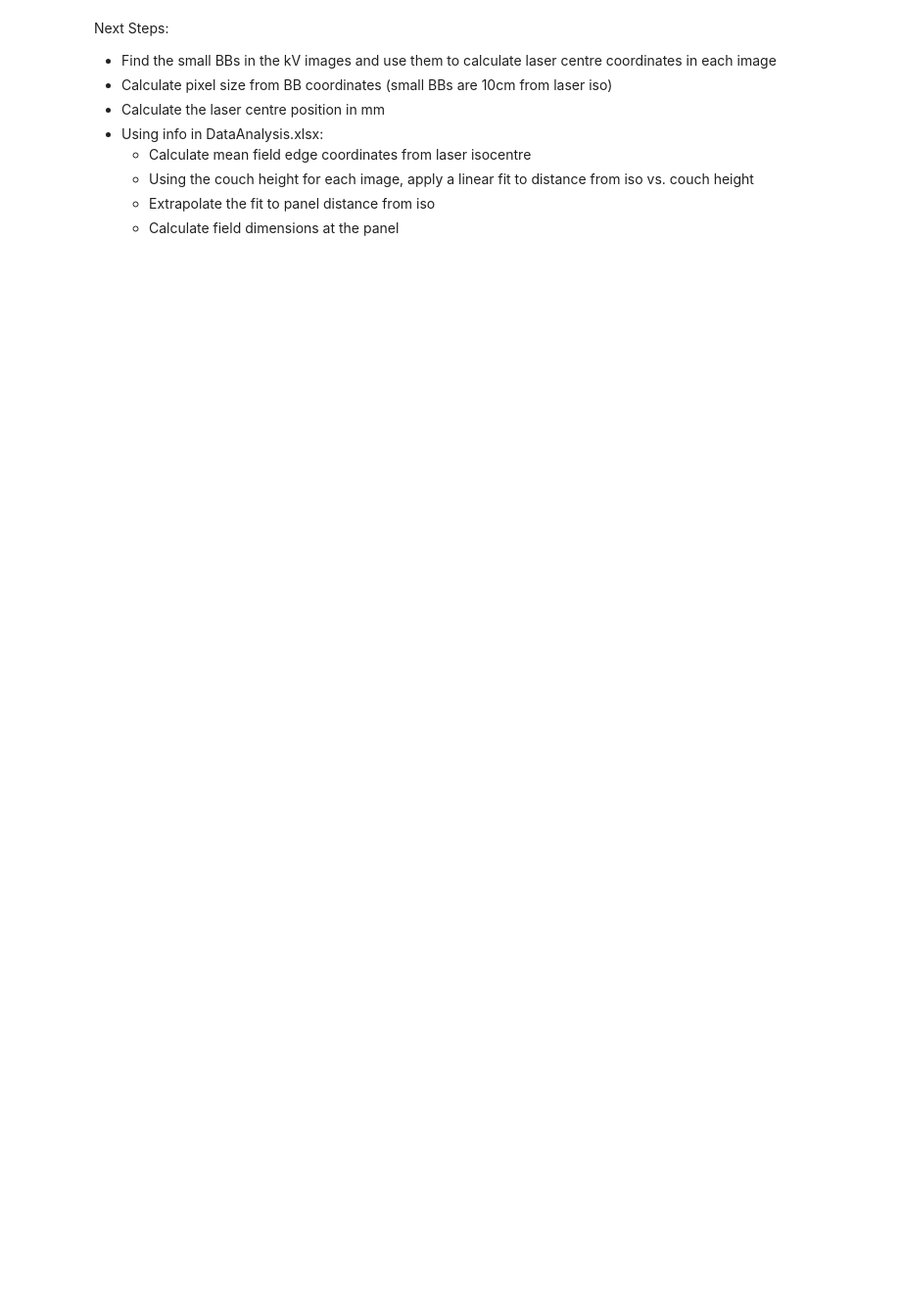
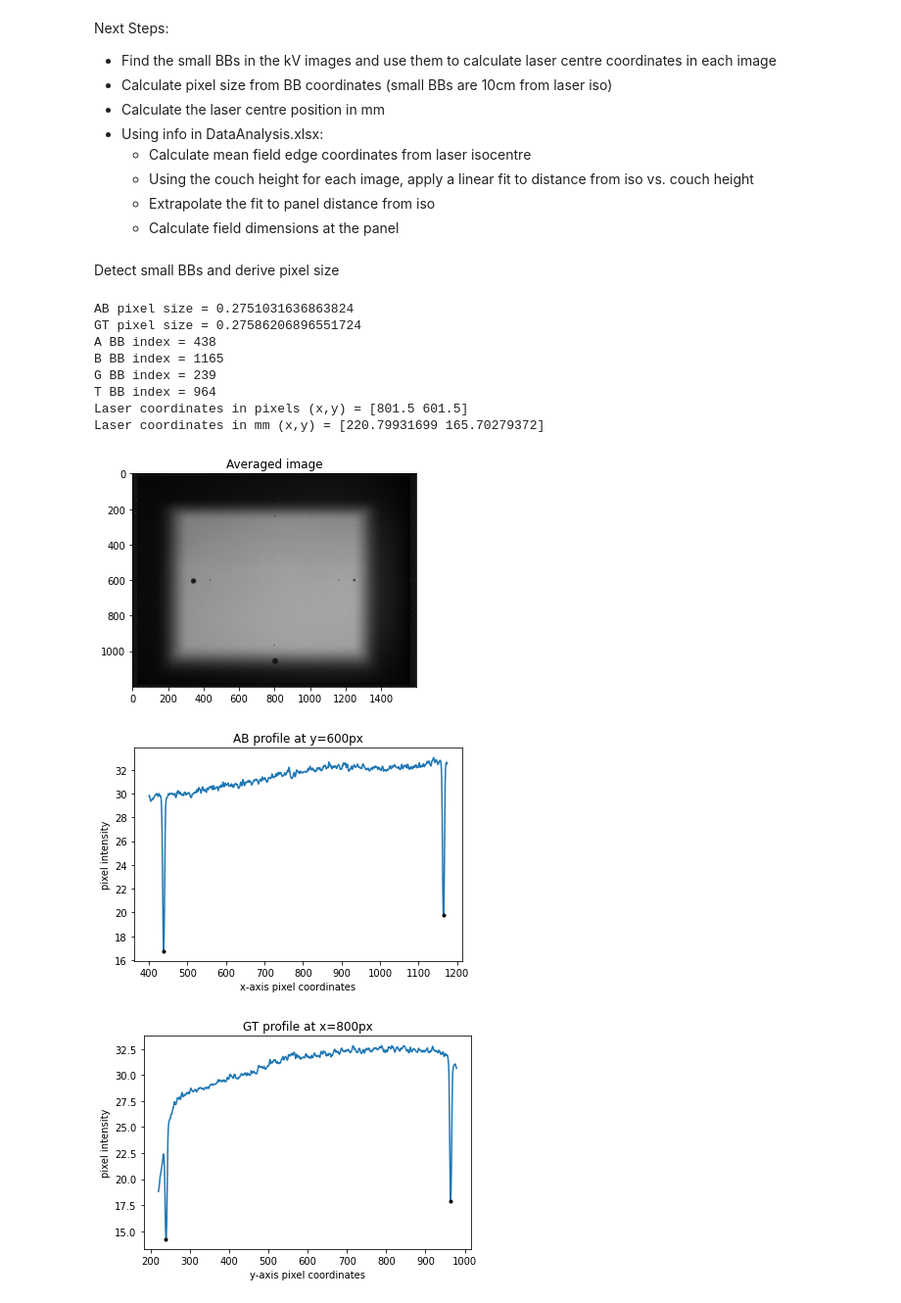
Before and after one commit to UCLHp/kV_Field_Analysis, a Jupyter notebook: kV_analysis.ipynb, the cells around one changed output. Shown: that part at 98% size. Drawn from its saved outputs; the diff is of its cells as text; code cells hidden in the pictures; blank space fills up the shorter version.

```diff
--- a/kV_analysis.ipynb
+++ b/kV_analysis.ipynb
@@ -303,3 +300,63 @@ Next Steps:
     * Using the couch height for each image, apply a linear fit to distance from iso vs. couch height
     * Extrapolate the fit to panel distance from iso
     * Calculate field dimensions at the panel
+# %% [markdown]
+Detect small BBs and derive pixel size
+# %%
+# average all images together and then extract profiles across small BBs
+avg_img = np.mean(img,0)
+h_profile = np.mean(avg_img[601-4:601+4,:],0)
+v_profile = np.mean(avg_img[:,801-4:801+4],1)
+
+# find minima indices
+a_idx = np.argmin(h_profile[400:500])+400
+b_idx = np.argmin(h_profile[1100:1200])+1100
+g_idx = np.argmin(v_profile[220:300])+220
+t_idx = np.argmin(v_profile[900:1000])+900
+
+# calculate pixel size in mm
+px_x = 200/(b_idx-a_idx)
+px_y = 200/(t_idx-g_idx)
+px2mm = (px_x+px_y)/2
+
+# calculate laser centre
+laser_isopx = np.array((a_idx+(b_idx-a_idx)/2, g_idx+(t_idx-g_idx)/2))
+laser_isomm = laser_isopx * ((px_x+px_y)/2)
+
+# plot for fun
+print("AB pixel size = " + str(200/(b_idx-a_idx)) +
+        "\nGT pixel size = " + str(200/(t_idx-g_idx)) +
+        "\nA BB index = " + str(a_idx) +
+        "\nB BB index = " + str(b_idx) +
+        "\nG BB index = " + str(g_idx) +
+        "\nT BB index = " + str(t_idx) +
+        "\nLaser coordinates in pixels (x,y) = " + str(laser_isopx) +
+        "\nLaser coordinates in mm (x,y) = " + str(laser_isomm)
+        )
+plt.imshow(avg_img, cmap='gray', vmin=0, vmax=avg_img.max()-200)
+plt.title("Averaged image")
+plt.show()
+plt.plot(range(400,1175),h_profile[400:1175])
+plt.plot([a_idx,b_idx],[h_profile[a_idx], h_profile[b_idx]],'k.')
+plt.title("AB profile at y=600px")
+plt.xlabel("x-axis pixel coordinates")
+plt.ylabel("pixel intensity")
+plt.show()
+plt.plot(range(220,980),v_profile[220:980])
+plt.plot([g_idx,t_idx],[v_profile[g_idx], v_profile[t_idx]],'k.')
+plt.title("GT profile at x=800px")
+plt.xlabel("y-axis pixel coordinates")
+plt.ylabel("pixel intensity")
+plt.show()
+# %% [output]
+AB pixel size = 0.2751031636863824
+GT pixel size = 0.27586206896551724
+A BB index = 438
+B BB index = 1165
+G BB index = 239
+T BB index = 964
+Laser coordinates in pixels (x,y) = [801.5 601.5]
+Laser coordinates in mm (x,y) = [220.79931699 165.70279372]
+[figure, added]
+[figure, added]
+[figure, added]
```
Also changed, not shown: parts of 15 cells of this notebook.
